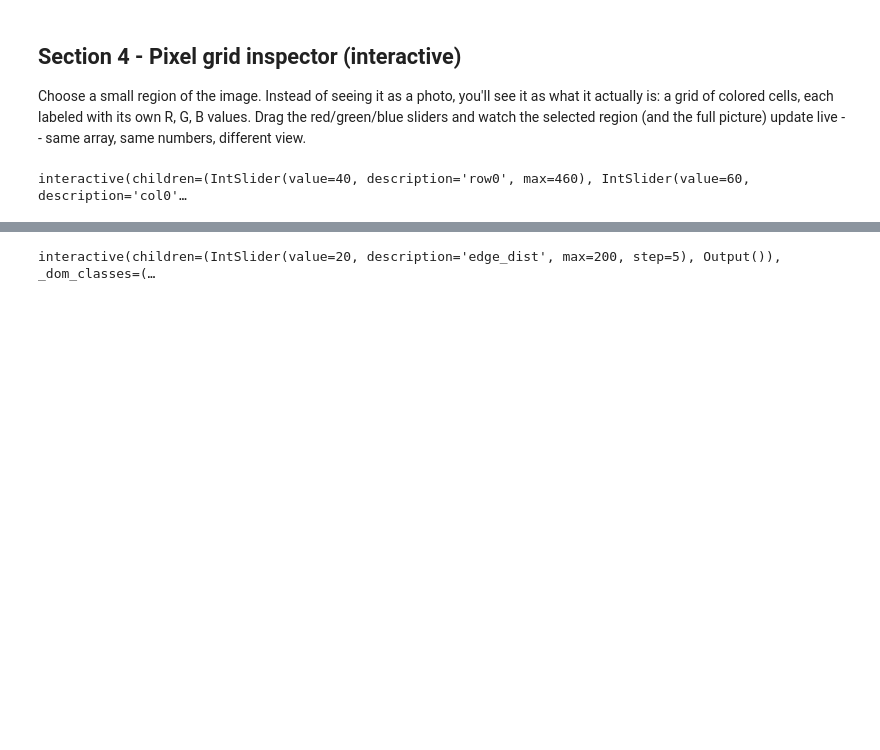
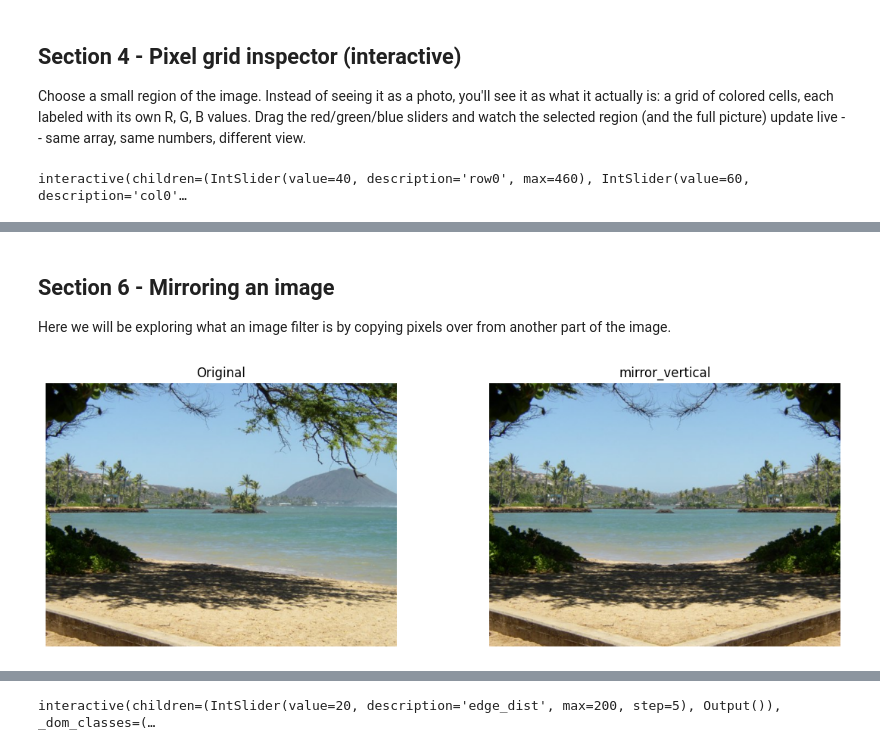
Before and after one commit to Abi-Lavu/Python_Picture_Lab, a Jupyter notebook: notebooks/01_pixel_inspector.ipynb, the cells around one changed output, grey strips where cells are left out. Saved outputs shown, nothing was run; the diff lists cells and outputs as text; code cells hidden in the pictures; blank space fills up the shorter version.

```diff
--- a/notebooks/01_pixel_inspector.ipynb
+++ b/notebooks/01_pixel_inspector.ipynb
@@ -132,0 +145,11 @@ plt.show()
+# %% [markdown]
+## Section 6 - Mirroring an image
+Here we will be exploring what an image filter is by copying pixels over from another part of the image.
+# %%
+fig, axes = plt.subplots(1, 2, figsize=(12, 4))
+axes[0].imshow(pixels); axes[0].set_title("Original"); axes[0].axis("off")
+axes[1].imshow(transforms.mirror_vertical(pixels)); axes[1].set_title("mirror_vertical"); axes[1].axis("off")
+plt.tight_layout()
+plt.show()
+# %% [output]
+[figure, added]
```
Also changed, not shown: parts of 17 cells of this notebook, 1 other file.
